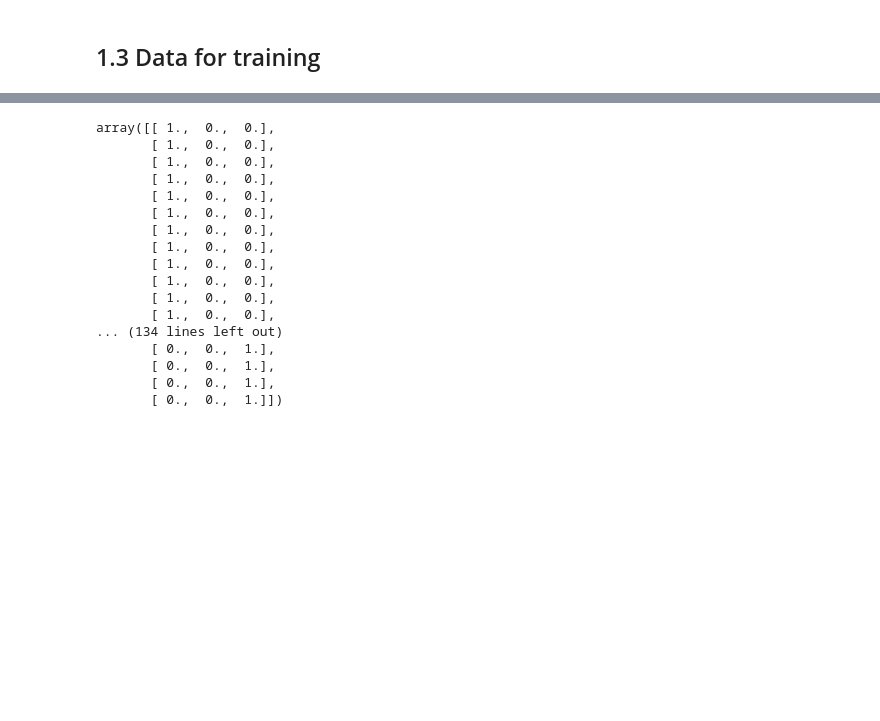
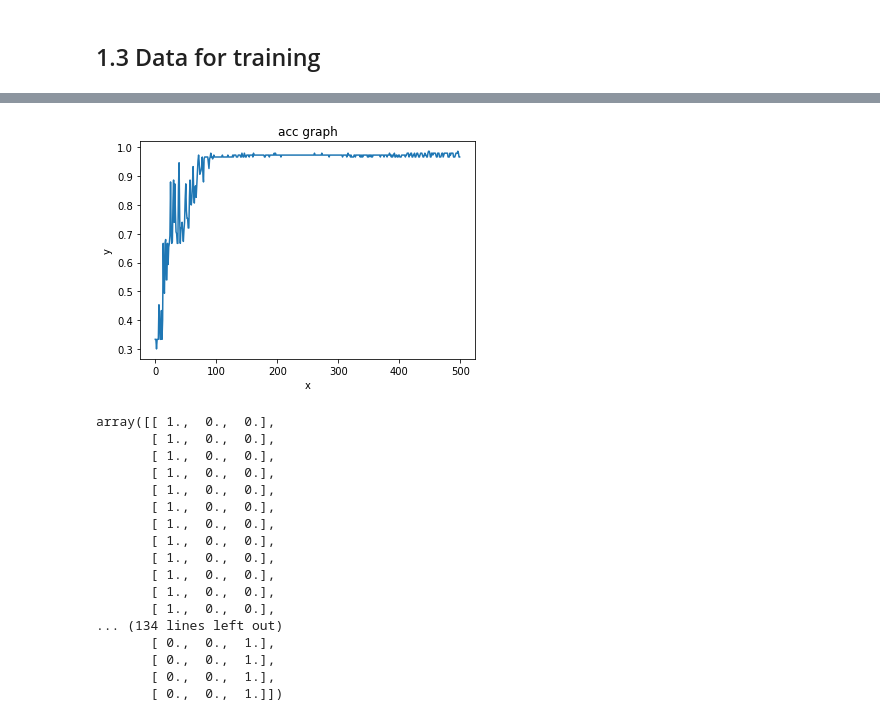
Before and after one commit to ybdesire/machinelearning, a Jupyter notebook: 25_keras/keras_basic_nn.ipynb, the cells around one changed output, grey strips where cells are left out. Drawn from its saved outputs; the diff is of its cells as text; code cells hidden in the pictures; blank space fills up the shorter version.

```diff
--- a/25_keras/keras_basic_nn.ipynb
+++ b/25_keras/keras_basic_nn.ipynb
@@ -64,3 +103,19 @@ Epoch 10/10
+# %%
+%matplotlib inline
+
+import matplotlib
+import matplotlib.pyplot as plt
+
+
+plt.xlabel('x')
+plt.ylabel('y')
+plt.title('acc graph')
+
+plt.plot(range(len(history.history['acc'])), history.history['acc'])
+
+plt.show()
+# %% [output]
+[figure, added]
 # %%
 train_y
 # %% [output]
```
Also changed, not shown: parts of 4 cells of this notebook.
